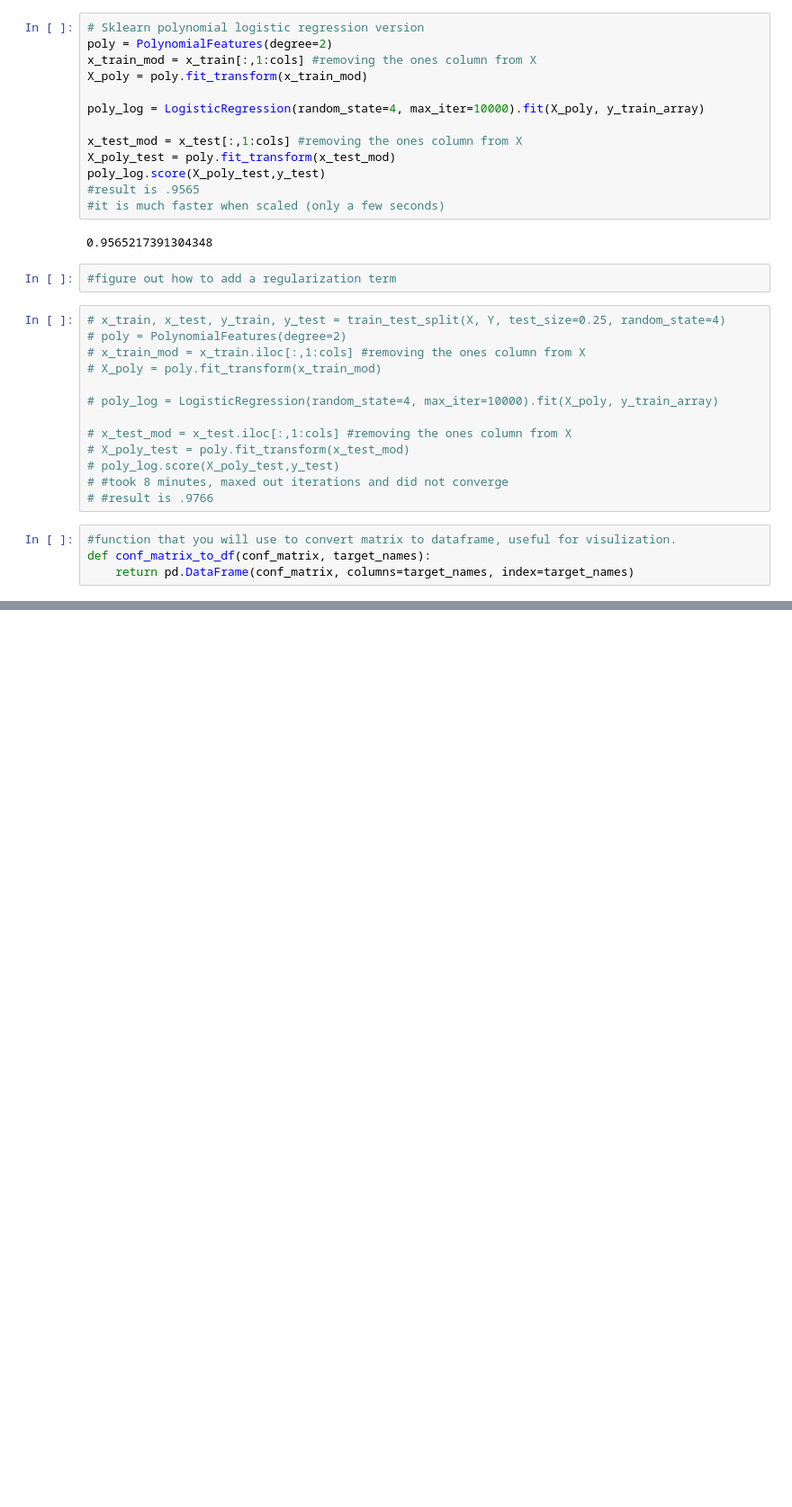
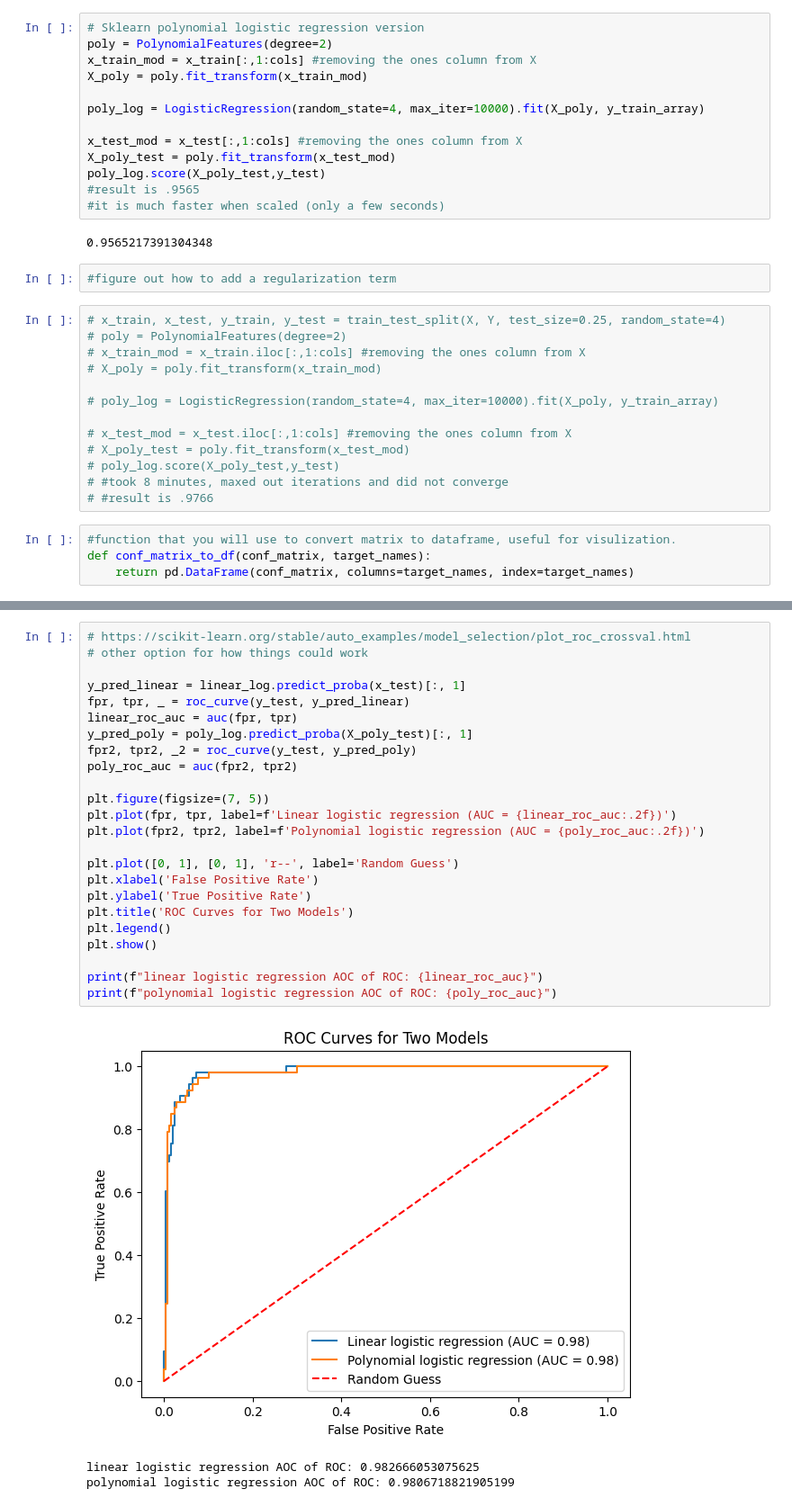
Before and after one commit to iansargent/CS3540-Final-Project, a Jupyter notebook: LogisticRegression.ipynb, the cells around one changed output, grey strips where cells are left out. Shown: that part at 90% size. Cells and saved outputs as stored; diff of their text form; blank space fills up the shorter version.

Commit message:
logistic regression file made, with numbers

```diff
--- a/LogisticRegression.ipynb
+++ b/LogisticRegression.ipynb
@@ -198,0 +232,28 @@ weighted avg       0.96      0.96      0.96       299
+# %%
+# https://scikit-learn.org/stable/auto_examples/model_selection/plot_roc_crossval.html
+# other option for how things could work
+
+y_pred_linear = linear_log.predict_proba(x_test)[:, 1]
+fpr, tpr, _ = roc_curve(y_test, y_pred_linear)
+linear_roc_auc = auc(fpr, tpr)
+y_pred_poly = poly_log.predict_proba(X_poly_test)[:, 1]
+fpr2, tpr2, _2 = roc_curve(y_test, y_pred_poly)
+poly_roc_auc = auc(fpr2, tpr2)
+
+plt.figure(figsize=(7, 5))
+plt.plot(fpr, tpr, label=f'Linear logistic regression (AUC = {linear_roc_auc:.2f})')
+plt.plot(fpr2, tpr2, label=f'Polynomial logistic regression (AUC = {poly_roc_auc:.2f})')
+
+plt.plot([0, 1], [0, 1], 'r--', label='Random Guess')
+plt.xlabel('False Positive Rate')
+plt.ylabel('True Positive Rate')
+plt.title('ROC Curves for Two Models')
+plt.legend()
+plt.show()
+
+print(f"linear logistic regression AOC of ROC: {linear_roc_auc}")
+print(f"polynomial logistic regression AOC of ROC: {poly_roc_auc}")
+# %% [output]
+[figure, added]
+linear logistic regression AOC of ROC: 0.982666053075625
+polynomial logistic regression AOC of ROC: 0.9806718821905199
```
Also changed, not shown: parts of 3 cells of this notebook.
